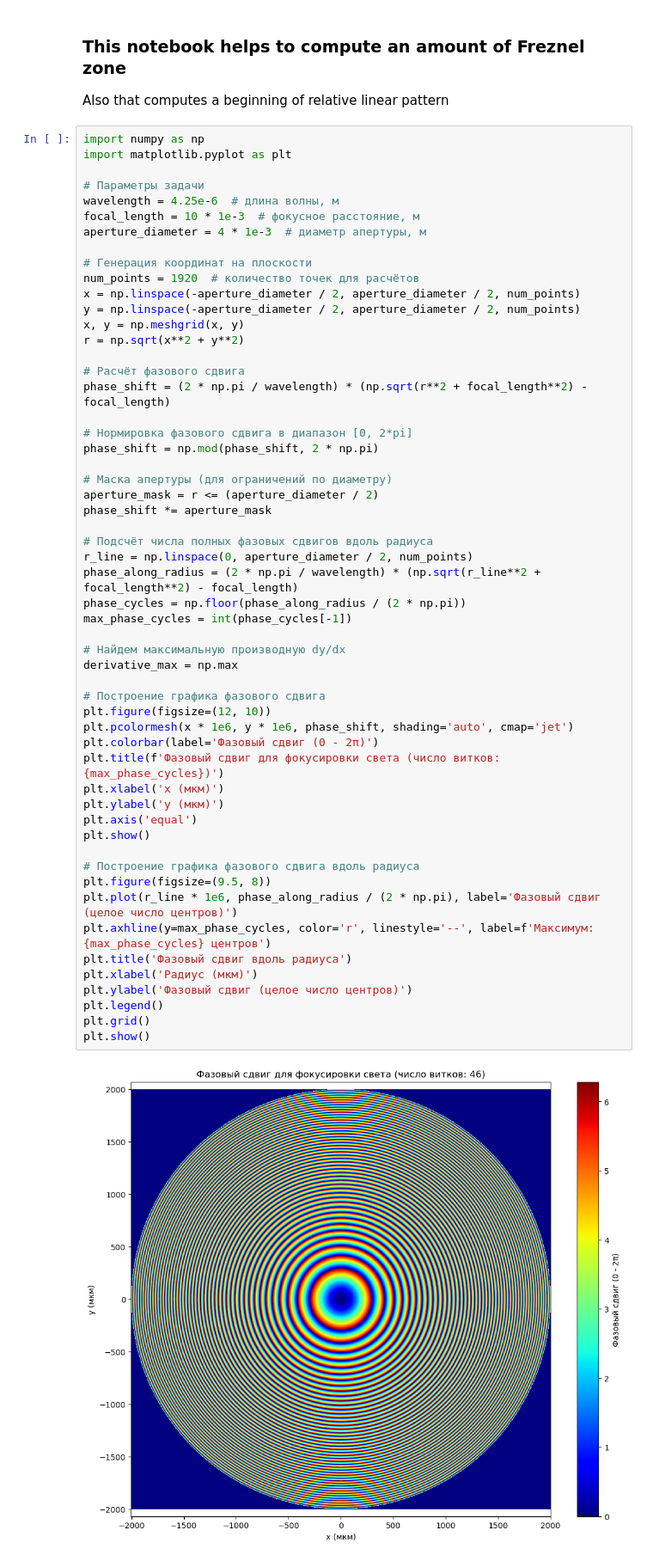
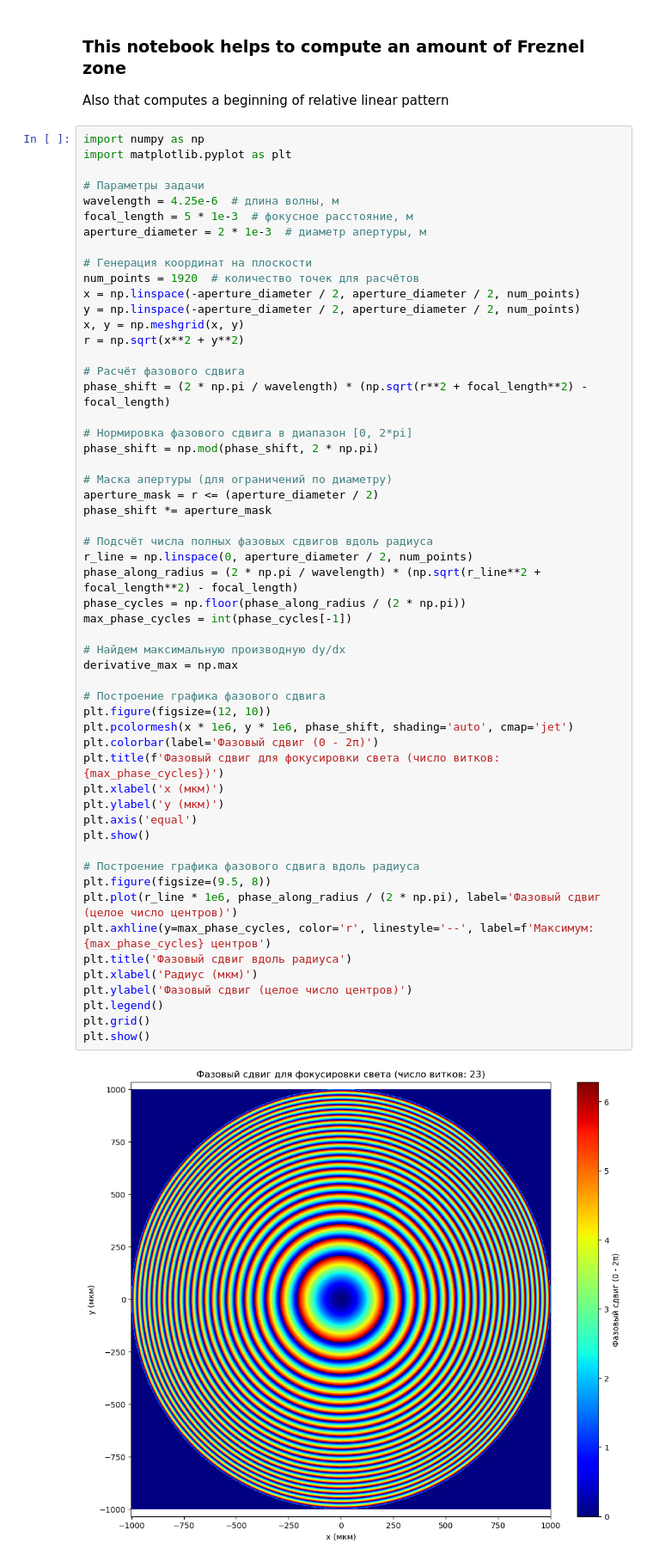
Before and after one commit to MasSciencer/meta-neural-sci, a Jupyter notebook: utilites/PHASE_calculation.ipynb, the cells around one changed output. Shown at 86% size. Cells and saved outputs as stored; diff of their text form.

```diff
--- a/utilites/PHASE_calculation.ipynb
+++ b/utilites/PHASE_calculation.ipynb
@@ -7,8 +7,8 @@ import matplotlib.pyplot as plt
 
 # Параметры задачи
 wavelength = 4.25e-6  # длина волны, м
-focal_length = 10 * 1e-3  # фокусное расстояние, м
-aperture_diameter = 4 * 1e-3  # диаметр апертуры, м
+focal_length = 5 * 1e-3  # фокусное расстояние, м
+aperture_diameter = 2 * 1e-3  # диаметр апертуры, м
 
 # Генерация координат на плоскости
 num_points = 1920  # количество точек для расчётов
@@ -30,31 +30,31 @@ phase_shift *= aperture_mask
 # Подсчёт числа полных фазовых сдвигов вдоль радиуса
 r_line = np.linspace(0, aperture_diameter / 2, num_points)
 phase_along_radius = (2 * np.pi / wavelength) * (np.sqrt(r_line**2 + focal_length**2) - focal_length)
 phase_cycles = np.floor(phase_along_radius / (2 * np.pi))
 max_phase_cycles = int(phase_cycles[-1])
 
 # Найдем максимальную производную dy/dx
 derivative_max = np.max
 
 # Построение графика фазового сдвига
 plt.figure(figsize=(12, 10))
 plt.pcolormesh(x * 1e6, y * 1e6, phase_shift, shading='auto', cmap='jet')
 plt.colorbar(label='Фазовый сдвиг (0 - 2π)')
 plt.title(f'Фазовый сдвиг для фокусировки света (число витков: {max_phase_cycles})')
 plt.xlabel('x (мкм)')
 plt.ylabel('y (мкм)')
 plt.axis('equal')
 plt.show()
 
 # Построение графика фазового сдвига вдоль радиуса
 plt.figure(figsize=(9.5, 8))
 plt.plot(r_line * 1e6, phase_along_radius / (2 * np.pi), label='Фазовый сдвиг (целое число центров)')
 plt.axhline(y=max_phase_cycles, color='r', linestyle='--', label=f'Максимум: {max_phase_cycles} центров')
 plt.title('Фазовый сдвиг вдоль радиуса')
 plt.xlabel('Радиус (мкм)')
 plt.ylabel('Фазовый сдвиг (целое число центров)')
 plt.legend()
 plt.grid()
 plt.show()
 # %% [output]
-[figure, old version]
+[figure, new version]
```
Also changed, not shown: parts of 1 cell of this notebook, 39 other files.
